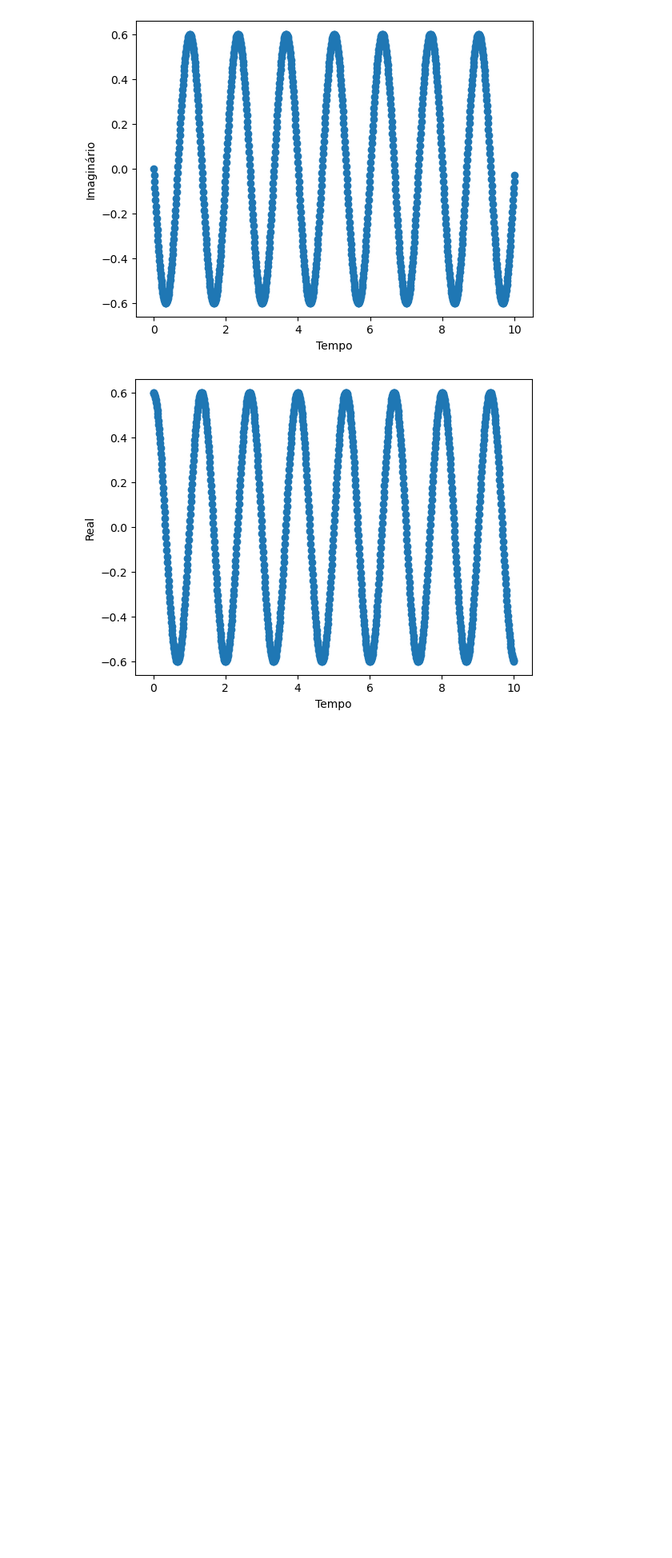
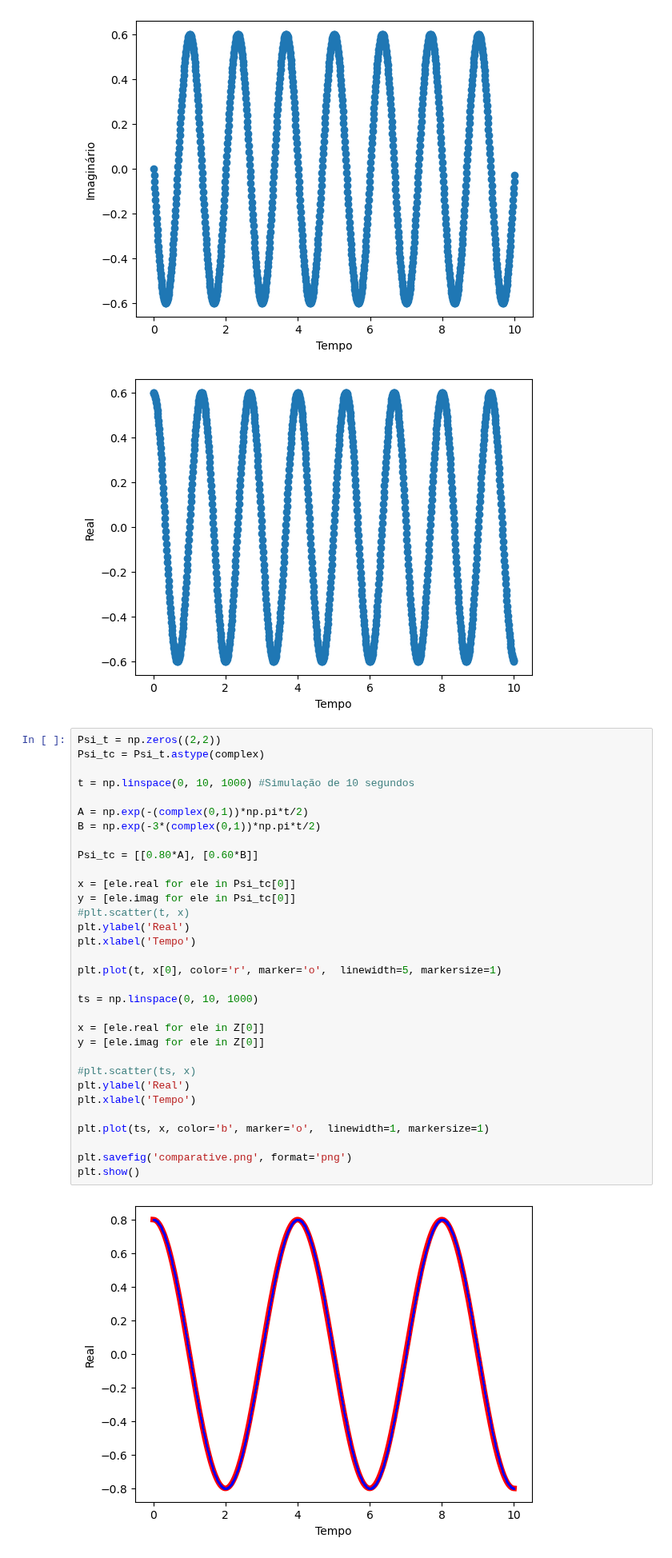
Before and after one commit to GabrielSiqueira1/MPC-Controle-Quantico, a Jupyter notebook: Heinsenberg-Euler-Runge_Kutta.ipynb, the cells around one changed output. Shown at 80% size. Cells and saved outputs as stored; diff of their text form; blank space fills up the shorter version.

```diff
--- a/Heinsenberg-Euler-Runge_Kutta.ipynb
+++ b/Heinsenberg-Euler-Runge_Kutta.ipynb
@@ -254,3 +254,37 @@ plt.show()
 # %% [output]
 [figure]
 [figure]
+# %%
+Psi_t = np.zeros((2,2))
+Psi_tc = Psi_t.astype(complex)
+
+t = np.linspace(0, 10, 1000) #Simulação de 10 segundos
+
+A = np.exp(-(complex(0,1))*np.pi*t/2)
+B = np.exp(-3*(complex(0,1))*np.pi*t/2)
+
+Psi_tc = [[0.80*A], [0.60*B]]
+
+x = [ele.real for ele in Psi_tc[0]]
+y = [ele.imag for ele in Psi_tc[0]]
+#plt.scatter(t, x)
+plt.ylabel('Real')
+plt.xlabel('Tempo')
+
+plt.plot(t, x[0], color='r', marker='o',  linewidth=5, markersize=1)
+
+ts = np.linspace(0, 10, 1000)
+
+x = [ele.real for ele in Z[0]]
+y = [ele.imag for ele in Z[0]]
+
+#plt.scatter(ts, x)
+plt.ylabel('Real')
+plt.xlabel('Tempo')
+
+plt.plot(ts, x, color='b', marker='o',  linewidth=1, markersize=1)
+
+plt.savefig('comparative.png', format='png')
+plt.show()
+# %% [output]
+[figure, added]
```
Also changed, not shown: 3 other files.
